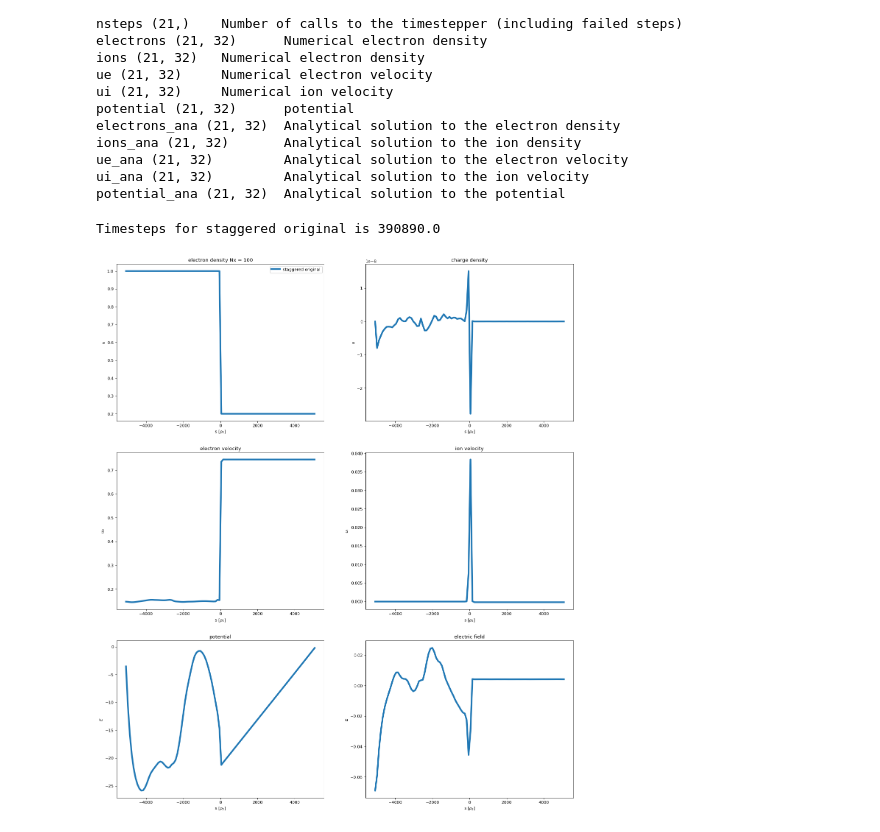
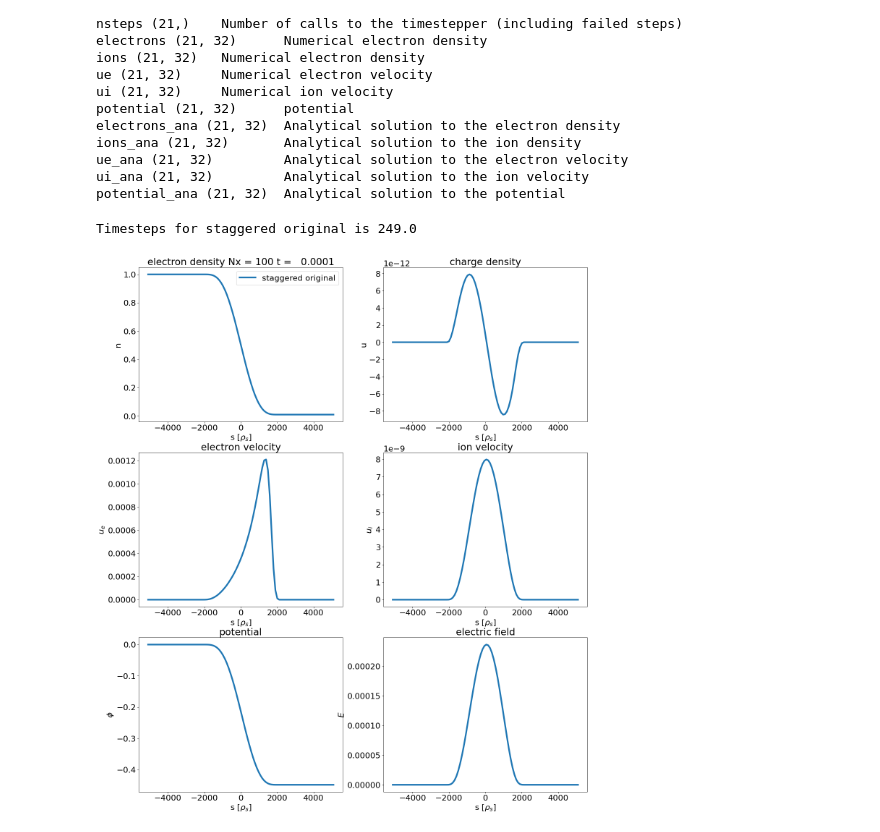
Before and after one commit to mwiesenberger/advection, a Jupyter notebook: OneDimensional.ipynb, the cells around one changed output. Drawn from its saved outputs; the diff is of its cells as text; code cells hidden in the pictures.

Commit message:
Add adiabatic electrons solution

```diff
--- a/OneDimensional.ipynb
+++ b/OneDimensional.ipynb
@@ -910,6 +952,8 @@ potential_ana (21, 32)  Analytical solution to the potential
 # Again, we define a plotting routine that loops over
 # parameters sets, runs simulations and plots the results
 def plot_plasma( p_list):
+
+    plt.rcParams.update({'font.size': 20})
     frows = 3
     fcols = 2
 
@@ -922,7 +966,8 @@ def plot_plasma( p_list):
         rep.run( p, error="display", stdout="ignore")
         ncin = Dataset( "temp.nc", 'r', format="NETCDF4")
         var = ncin.variables
-        last_idx  = var["time"].shape[0]-1
+        time = var["time"][:]
+        last_idx  = time.shape[0]-1
         nsteps = sum(var["nsteps"][:])
         error = var["electrons"][:,:] - var["electrons_ana"][:,:]
         norm_ana = np.linalg.norm( var["electrons_ana"][last_idx,:], ord=1)
@@ -943,16 +988,19 @@ def plot_plasma( p_list):
             l = l + f" {p['advection']['variant']}"
 
         print( f"Timesteps for {l} is {nsteps}")
-        im = ax[0][0].plot(x,var["electrons"][last_idx,:], label=l, lw=4)
-        im = ax[0][1].plot(x,var["ions"][last_idx,:]-var["electrons"][last_idx,:], label=l, lw=4)
+        electrons = var["electrons"][last_idx,:]
+        if p["physical"]["type"] == "adiabatic" :
+            electrons = np.exp( var["potential"][last_idx ,:])
+        im = ax[0][0].plot(x,electrons, label=l, lw=4)
+        im = ax[0][1].plot(x,var["ions"][last_idx,:]-electrons, label=l, lw=4)
         im = ax[1][0].plot( x, var["ue"][last_idx,:], lw=4)
         im = ax[1][1].plot( x, var["ui"][last_idx,:], lw=4)
         potential = var["potential"][last_idx,:]
         im = ax[2][0].plot( x, potential, lw=4)
-        electric = np.gradient( potential, x)
+        electric = -np.gradient( potential, x)
         im = ax[2][1].plot( x, electric, lw=4)
         ncin.close()
-    ax[0][0].set_title( f"electron density Nx = {p['grid']['Nx']}")
+    ax[0][0].set_title( f"electron density Nx = {p['grid']['Nx']} t = {time[last_idx]:8.4f}")
     ax[0][0].set_xlabel( r"s [$\rho_s$]")
     ax[0][0].set_ylabel("n")
     ax[0][0].legend()
@@ -971,7 +1019,7 @@ def plot_plasma( p_list):
 
     ax[2][0].set_title( f"potential")
     ax[2][0].set_xlabel( r"s [$\rho_s$]")
-    ax[2][0].set_ylabel( r"$E$")
+    ax[2][0].set_ylabel( r"$\phi$")
 
     ax[2][1].set_title( f"electric field")
     ax[2][1].set_xlabel( r"s [$\rho_s$]")
@@ -979,25 +1027,30 @@ def plot_plasma( p_list):
 # %%
 p_list = []
 for p in [
     {"type" : "staggered", "variant" : "original"},
 #     {"type" : "staggered", "variant" : "slope-limiter"},
 #     {"type" : "staggered", "variant" : "explicit"},
 #     {"type" : "staggered", "variant" : "slope-limiter-explicit"},
 #     {"type" : "centered"},
          ] :
     params = make_plasma_input(table)
+    params["init"]["alpha"] = 0.4
+    params["init"]["n_r"] = 0.01
     params["grid"]["Nx"]= 100
-    params["output"]["tend"] = 1
+    params["output"]["tend"] =1e-4 #1e-4 to 1e-2
     params["timestepper"]["type"] = "ARK"
     params["timestepper"]["tableau"]  = "ARK-4-2-3"
-    params["poisson"]["eps"]= 1e-6
+    params["poisson"]["eps"]= 1e-8
+    params["poisson"]["type"] = "bicgstab"
     #params["physical"]["mu"] = -1
 #     params["physical"]["nu_u"] = [0.,0.]
-#     params["physical"]["resistivity"] = 0.
+    params["physical"]["tau"] = 0.
+    params["physical"]["type"] = "original"
     params["advection"] = p
-    params["timestepper"]["rtol"] = 1e-6
+    params["timestepper"]["rtol"] = 1e-5
+
     p_list.append(params)
 plot_plasma(p_list)
 # %% [output]
-Timesteps for staggered original is 390890.0
+Timesteps for staggered original is 249.0
-[figure, old version]
+[figure, new version]
```
Also changed, not shown: parts of 16 cells of this notebook, 3 other files.
